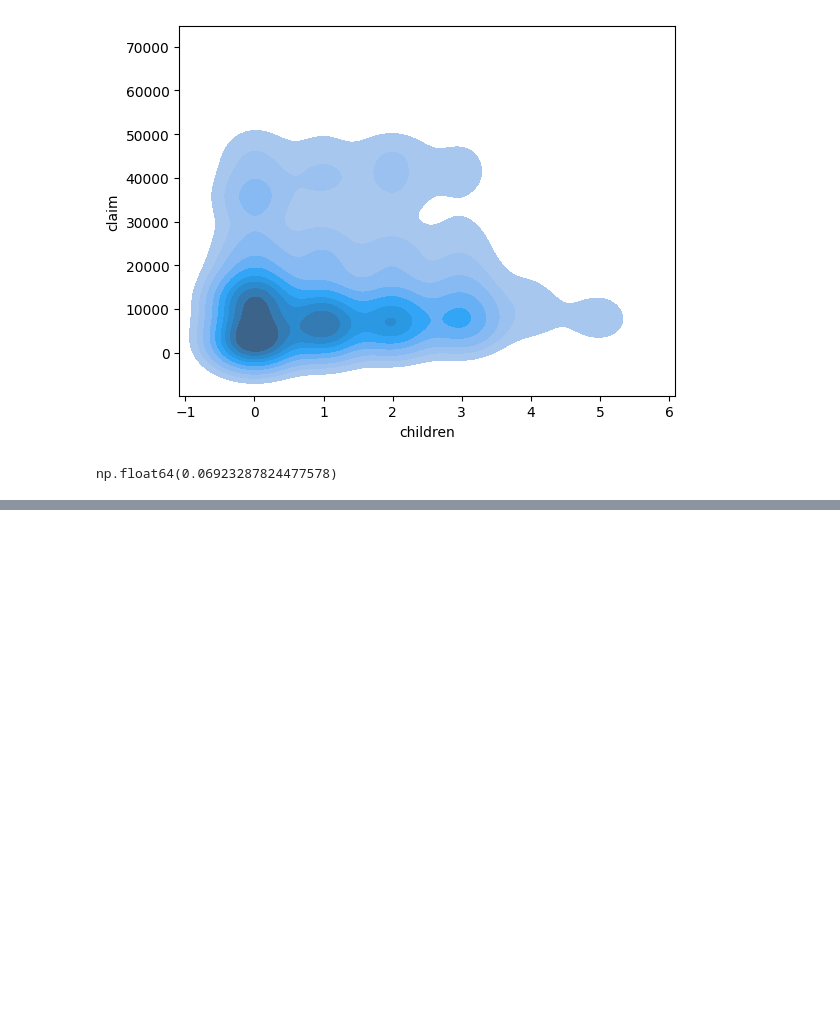
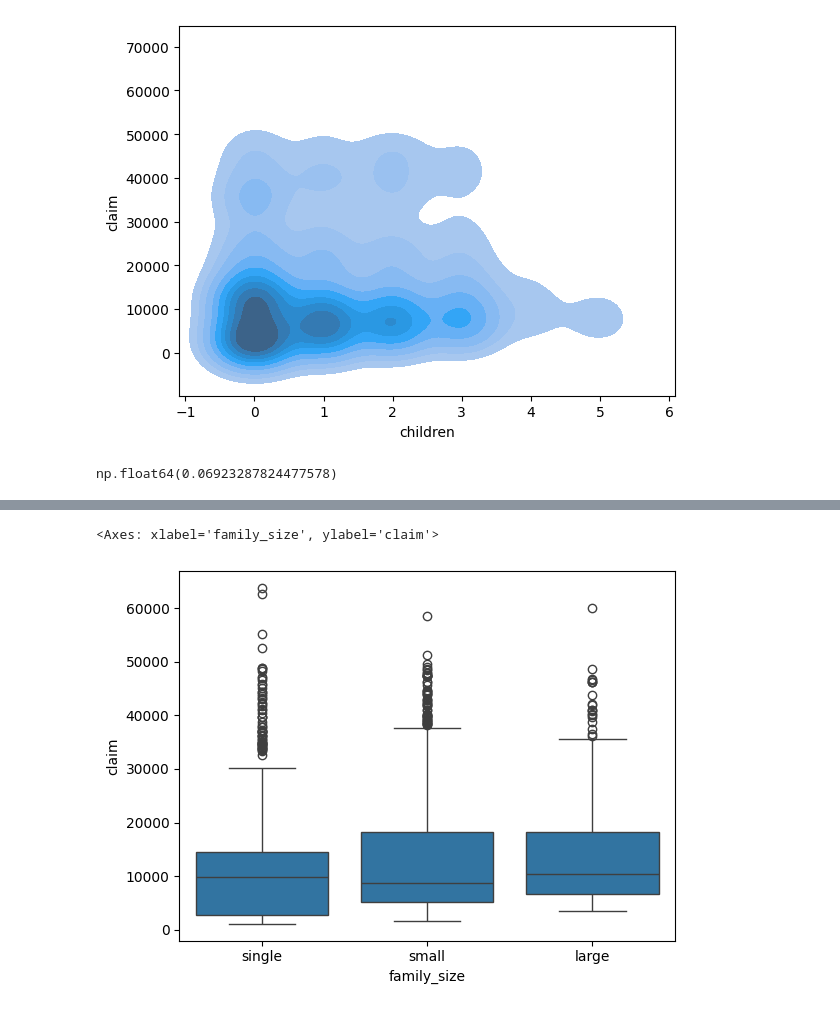
Before and after one commit to ronit-6464/INSURANCE-DATASET-EDA, a Jupyter notebook: EDA NOTEBOOK ON INSURANCE DATASET.ipynb, the cells around one changed output, grey strips where cells are left out. Saved outputs shown, nothing was run; the diff lists cells and outputs as text; code cells hidden in the pictures; blank space fills up the shorter version.

Commit message:
corrected family size column and did bivariate analysis

```diff
--- a/EDA NOTEBOOK ON INSURANCE DATASET.ipynb
+++ b/EDA NOTEBOOK ON INSURANCE DATASET.ipynb
@@ -257,7 +257,7 @@ df.children.isnull().sum()
 def family_size(number):
     if number==0:
         return 'single'
-    elif (number >=1) or (number <=2):
+    elif (number >=1) and (number <=2):
         return 'small'
     else:return 'large'
 # %%
@@ -441,0 +445,5 @@ np.float64(0.06923287824477578)
+# %%
+sns.boxplot(data=df,x='family_size',y='claim')
+# %% [output]
+<Axes: xlabel='family_size', ylabel='claim'>
+[figure, added]
```
Also changed, not shown: parts of 1 cell of this notebook.
